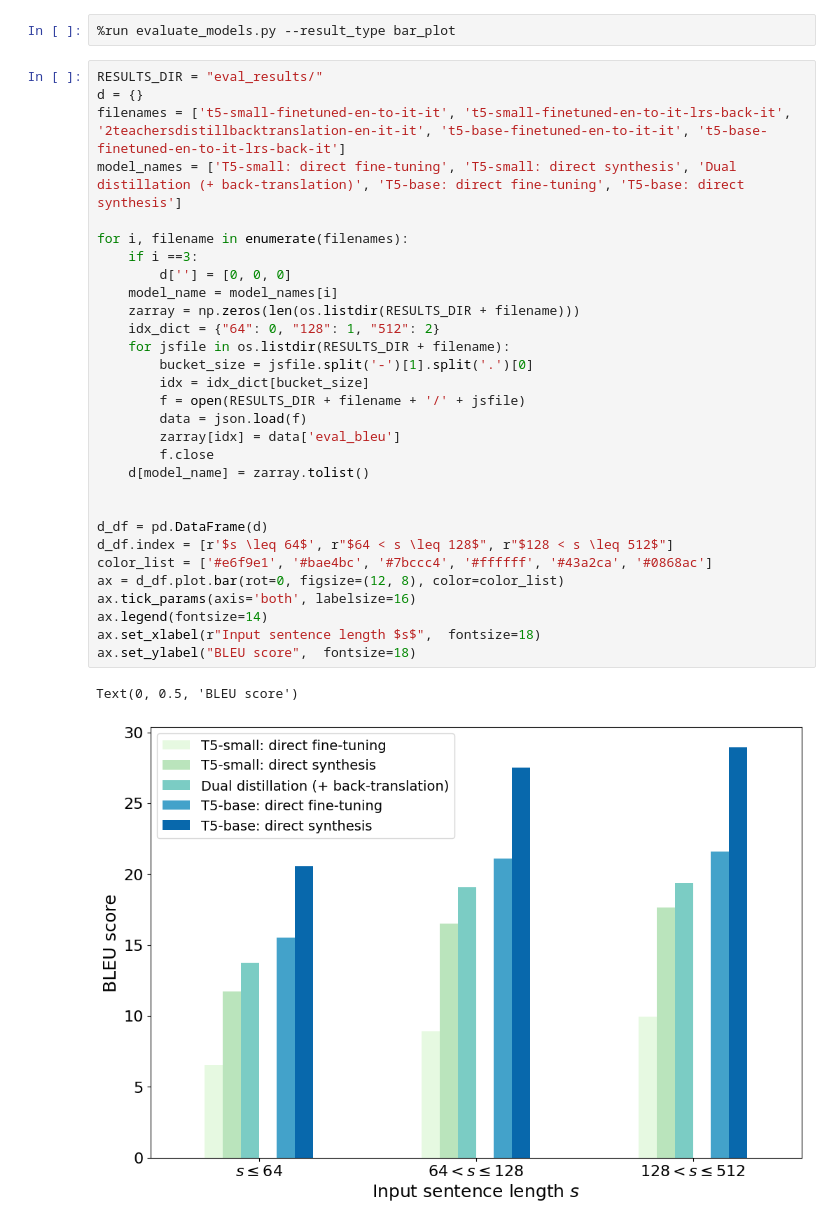
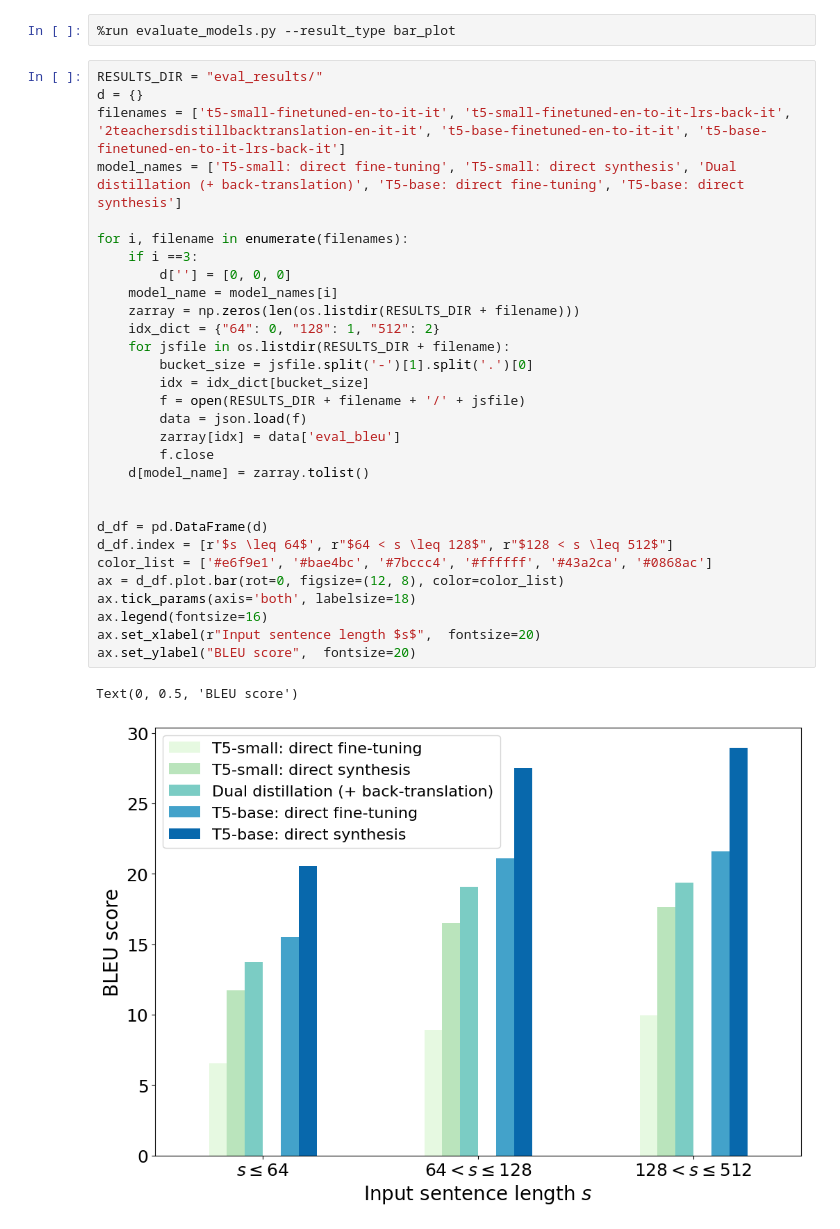
Before and after one commit to j0hngou/LRNMT, a Jupyter notebook: experiments/barplot.ipynb, the cells around one changed output. Cells and saved outputs as stored; diff of their text form.

Commit message:
Changed label and legend size.

```diff
--- a/experiments/barplot.ipynb
+++ b/experiments/barplot.ipynb
@@ -8,33 +8,33 @@ import pandas as pd
 # %%
 RESULTS_DIR = "eval_results/"
 d = {}
 filenames = ['t5-small-finetuned-en-to-it-it', 't5-small-finetuned-en-to-it-lrs-back-it', '2teachersdistillbacktranslation-en-it-it', 't5-base-finetuned-en-to-it-it', 't5-base-finetuned-en-to-it-lrs-back-it']
 model_names = ['T5-small: direct fine-tuning', 'T5-small: direct synthesis', 'Dual distillation (+ back-translation)', 'T5-base: direct fine-tuning', 'T5-base: direct synthesis']
 
 for i, filename in enumerate(filenames):
     if i ==3:
         d[''] = [0, 0, 0]
     model_name = model_names[i]
     zarray = np.zeros(len(os.listdir(RESULTS_DIR + filename)))
     idx_dict = {"64": 0, "128": 1, "512": 2}
     for jsfile in os.listdir(RESULTS_DIR + filename):
         bucket_size = jsfile.split('-')[1].split('.')[0]
         idx = idx_dict[bucket_size]
         f = open(RESULTS_DIR + filename + '/' + jsfile)
         data = json.load(f)
         zarray[idx] = data['eval_bleu']
         f.close
     d[model_name] = zarray.tolist()
 
 
 d_df = pd.DataFrame(d)
 d_df.index = [r'$s \leq 64$', r"$64 < s \leq 128$", r"$128 < s \leq 512$"]
 color_list = ['#e6f9e1', '#bae4bc', '#7bccc4', '#ffffff', '#43a2ca', '#0868ac']
 ax = d_df.plot.bar(rot=0, figsize=(12, 8), color=color_list)
-ax.tick_params(axis='both', labelsize=16)
-ax.legend(fontsize=14)
-ax.set_xlabel(r"Input sentence length $s$",  fontsize=18)
-ax.set_ylabel("BLEU score",  fontsize=18)
+ax.tick_params(axis='both', labelsize=18)
+ax.legend(fontsize=16)
+ax.set_xlabel(r"Input sentence length $s$",  fontsize=20)
+ax.set_ylabel("BLEU score",  fontsize=20)
 # %% [output]
 Text(0, 0.5, 'BLEU score')
-[figure, old version]
+[figure, new version]
```
